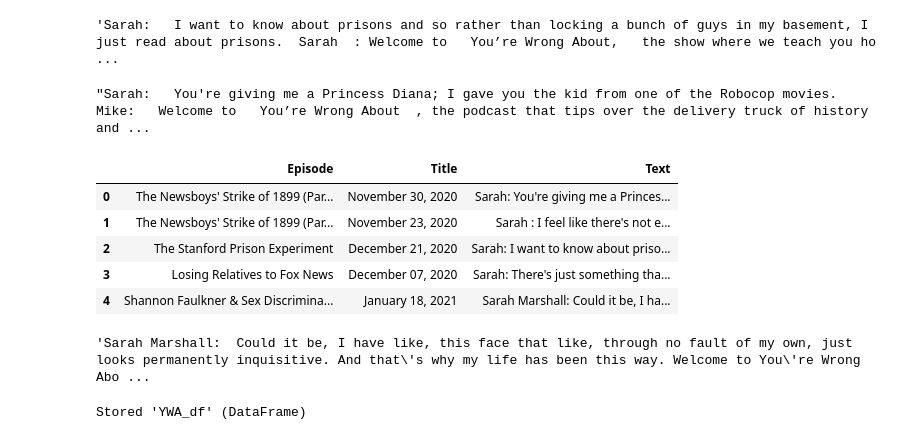
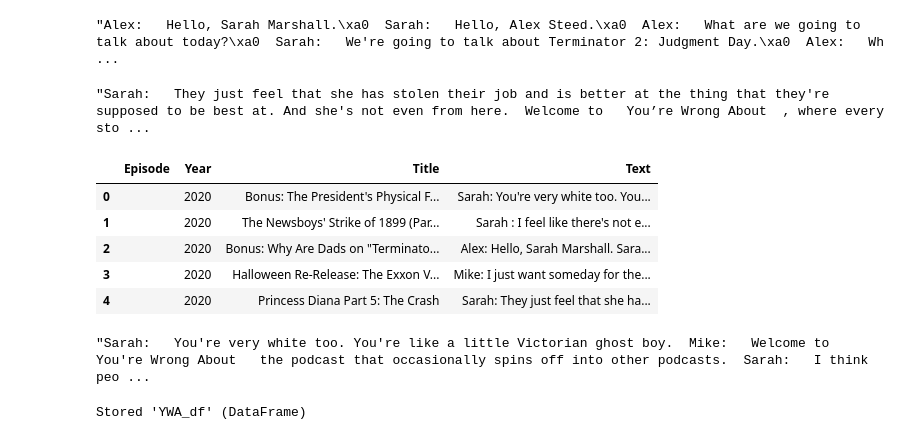
Before and after one commit to Data-Science-for-Linguists-2021/Linguistic-Styles-of-Podcasts, a Jupyter notebook: spiders/YWA.ipynb, the cells around one changed output. Cells and saved outputs as stored; diff of their text form; code cells hidden in the pictures.

```diff
--- a/spiders/YWA.ipynb
+++ b/spiders/YWA.ipynb
@@ -158 +129,6 @@ YWA_df
 | 24 | Vanessa Williams Part 1: Becoming... | March 08, 2021 | Sarah Marshall: Oh, my God. It's ... |
+# %%
+import re
+
+YWA_df['Year'] = YWA_df.Year.map(lambda d: re.findall(r'\d{4}', d)[0])
+YWA_df.head()
@@ -158,0 +147,6 @@ YWA_df
+# %%
+# reorganize
+titles = YWA_df.pop('Title')
+years = YWA_df.pop('Year')
+text = YWA_df.pop('Text')
+YWA_df.head()
@@ -158,0 +160,7 @@ YWA_df
+# %%
+YWA_df['Episode'] = ''
+YWA_df['Year'] = years
+YWA_df['Title'] = titles
+YWA_df['Text'] = text
+
+YWA_df.sample(10)
@@ -179,29 +220,29 @@ YWA_df
 # %%
 # How does the text look?
-YWA_df.Text[2]
+YWA_df.Text[2][:1000]
 # %% [output]
-'Sarah:   I want to know about prisons and so rather than locking a bunch of guys in my basement, I just read about prisons.  Sarah  : Welcome to   You’re Wrong About,   the show where we teach you ho ...
+"Alex:   Hello, Sarah Marshall.\xa0  Sarah:   Hello, Alex Steed.\xa0  Alex:   What are we going to talk about today?\xa0  Sarah:   We're going to talk about Terminator 2: Judgment Day.\xa0  Alex:   Wh ...
 # %%
 # get rid of weird \xa0-s and various types of timestamps
 import re
 
 def nofiller(text):
-	timestamp = r'[ (]*\\d{0,1}:\d{2}[) ]*'
+	timestamp = r'[ ( ]*\d{,2}:\d{2}[ ) ]*'
 	t1 = re.sub(timestamp, '', text)
 	t2 = t1.replace(u'\xa0  \xa0', u':')
 	t3 = t2.replace(u'\xa0',u'')
 	return t3
 
-nofiller(YWA_df.Text[0])
+nofiller(YWA_df.Text[4][:1000])
 # %% [output]
-"Sarah:   You're giving me a Princess Diana; I gave you the kid from one of the Robocop movies.  Mike:   Welcome to   You’re Wrong About  , the podcast that tips over the delivery truck of history and ...
+"Sarah:   They just feel that she has stolen their job and is better at the thing that they're supposed to be best at. And she's not even from here.  Welcome to   You’re Wrong About  , where every sto ...
 # %%
-YWA_df['Text'] = YWA_df.Text.map(lambda t: nofiller(t))
+YWA_df['Text'] = YWA_df.Text.map(nofiller)
 YWA_df.head()
 # %% [output]
-|  | Episode | Title | Text |
-| 0 | The Newsboys' Strike of 1899 (Par... | November 30, 2020 | Sarah: You're giving me a Princes... |
-| 1 | The Newsboys' Strike of 1899 (Par... | November 23, 2020 | Sarah : I feel like there's not e... |
-| 2 | The Stanford Prison Experiment | December 21, 2020 | Sarah: I want to know about priso... |
-| 3 | Losing Relatives to Fox News | December 07, 2020 | Sarah: There's just something tha... |
-| 4 | Shannon Faulkner & Sex Discrimina... | January 18, 2021 | Sarah Marshall: Could it be, I ha... |
+|  | Episode | Year | Title | Text |
+| 0 |  | 2020 | Bonus: The President's Physical F... | Sarah: You're very white too. You... |
+| 1 |  | 2020 | The Newsboys' Strike of 1899 (Par... | Sarah : I feel like there's not e... |
+| 2 |  | 2020 | Bonus: Why Are Dads on "Terminato... | Alex: Hello, Sarah Marshall. Sara... |
+| 3 |  | 2020 | Halloween Re-Release: The Exxon V... | Mike: I just want someday for the... |
+| 4 |  | 2020 | Princess Diana Part 5: The Crash | Sarah: They just feel that she ha... |
@@ -208,7 +270,7 @@ YWA_df.head()
 # %%
-YWA_df.Text[4]
+YWA_df.Text[0]
 # %% [output]
-'Sarah Marshall:  Could it be, I have like, this face that like, through no fault of my own, just looks permanently inquisitive. And that\'s why my life has been this way. Welcome to You\'re Wrong Abo ...
+"Sarah:   You're very white too. You're like a little Victorian ghost boy.  Mike:   Welcome to   You're Wrong About   the podcast that occasionally spins off into other podcasts.  Sarah:   I think peo ...
 # %%
 %store YWA_df
 # %% [output]
```
Also changed, not shown: parts of 12 cells of this notebook, 19 other files.
